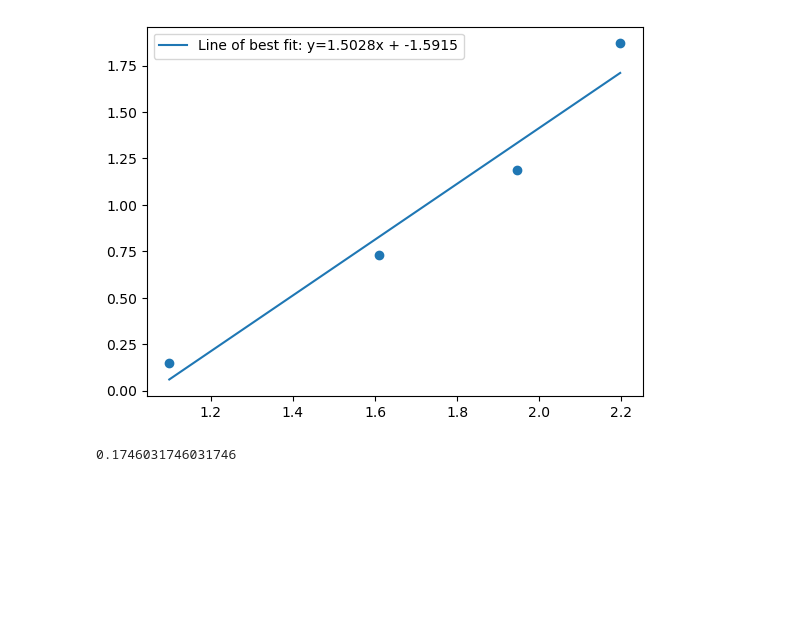
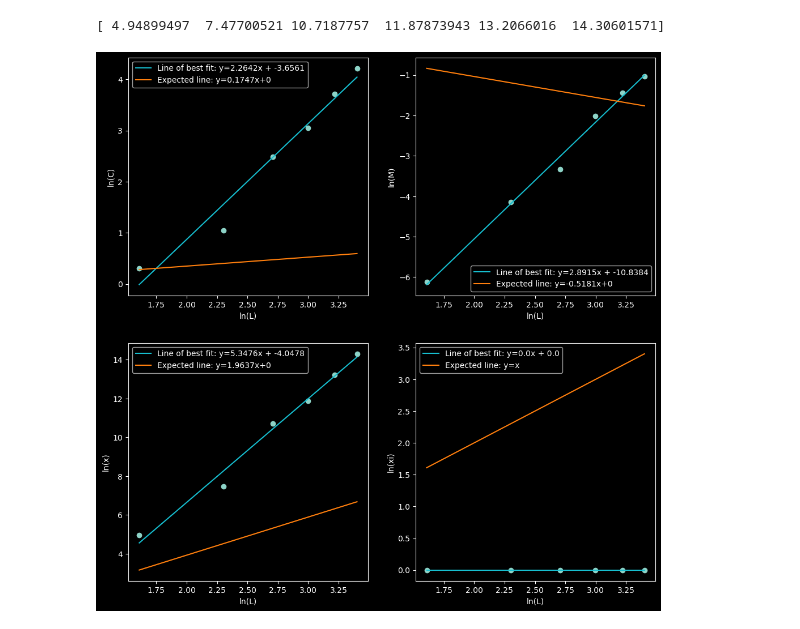
Before and after one commit to PHYS-5201-Final/IsingModel, a Jupyter notebook: 3DIsing.ipynb, the cells around one changed output. Cells and saved outputs as stored; diff of their text form; code cells hidden in the pictures; blank space fills up the shorter version.

```diff
--- a/3DIsing.ipynb
+++ b/3DIsing.ipynb
@@ -293,19 +366,76 @@ plt.close()
+# %%
+max_Cs = []
+max_suss = []
+max_Ms = []
+max_xis = []
+steps_per_spin = 100
+
+Ls = [5, 10, 15, 20, 25, 30]
+for L in tqdm(Ls):
+    h = 0
+    steps = steps_per_spin*L**3
+    T = 4.5108
+    spins_aligned = aligned_spins(L)
+    aligned_spins_initial = spins_aligned.copy()
+    _, quantities = monte_carlo(T, K, h, L, steps, aligned_spins_initial)
+
+    max_Ms.append(quantities[1][-1])
+    max_Cs.append(quantities[2][-1])
+    max_suss.append(quantities[3][-1])
+    max_xis.append(quantities[4][-1])
 # %%
+expected_nu = 0.62997097
+expected_alpha = 0.11008708
+expected_beta = 0.32641871
+expected_gamma = 1.23707551
+expected_delta = 4.78984254
+expected_eta = 0.036297612
+expected_omega = 0.82966
+
+fig, ax = plt.subplots(2, 2, figsize=(12, 12))
+
 x = np.log(Ls)
-y= np.log(max_Cs)
+y1 = np.log(max_Cs)
+y2 = np.log(max_suss)
+y3 = np.log(np.abs(max_Ms)/L**3)
+y4 = max_xis
 
-coeffs = np.polyfit(x, y, 1)
+coeffs1 = np.polyfit(x, y1, 1)
+ax[0, 0].scatter(x, y1)
+ax[0, 0].plot(x, coeffs1[0]*x + coeffs1[1], label=f"Line of best fit: y={round(coeffs1[0], 4)}x + {round(coeffs1[1], 4)}", color='tab:cyan')
+ax[0, 0].plot(x, (expected_alpha/expected_nu)*x, label=f"Expected line: y={round((expected_alpha/expected_nu), 4)}x+0", color='tab:orange')
+ax[0, 0].legend()
+ax[0,0].set_xlabel("ln(L)")
+ax[0,0].set_ylabel("ln(C)")
 
-plt.scatter(x, y)
-plt.plot(x, coeffs[0]*x + coeffs[1], label=f"Line of best fit: y={round(coeffs[0], 4)}x + {round(coeffs[1], 4)}")
-plt.legend()
+
+print(y2)
+coeffs2 = np.polyfit(x, y2, 1)
+ax[1, 0].scatter(x, y2)
+ax[1, 0].plot(x, coeffs2[0]*x + coeffs2[1], label=f"Line of best fit: y={round(coeffs2[0], 4)}x + {round(coeffs2[1], 4)}", color='tab:cyan')
+ax[1, 0].plot(x, (expected_gamma/expected_nu)*x, label=f"Expected line: y={round((expected_gamma/expected_nu), 4)}x+0", color='tab:orange')
+ax[1, 0].legend()
+ax[1,0].set_xlabel("ln(L)")
+ax[1,0].set_ylabel("ln(x)")
+
+coeffs3 = np.polyfit(x, y3, 1)
+ax[0, 1].scatter(x, y3)
+ax[0, 1].plot(x, coeffs3[0]*x + coeffs3[1], label=f"Line of best fit: y={round(coeffs3[0], 4)}x + {round(coeffs3[1], 4)}", color='tab:cyan')
+ax[0, 1].plot(x, (-expected_beta/expected_nu)*x, label=f"Expected line: y={round((-expected_beta/expected_nu), 4)}x+0", color='tab:orange')
+ax[0, 1].legend()
+ax[0, 1].set_xlabel("ln(L)")
+ax[0, 1].set_ylabel("ln(M)")
+
+coeffs4 = np.polyfit(x, y4, 1)
+ax[1, 1].scatter(x, y4)
+ax[1, 1].plot(x, coeffs4[0]*x + coeffs4[1], label=f"Line of best fit: y={round(coeffs4[0], 4)}x + {round(coeffs4[1], 4)}", color='tab:cyan')
+ax[1, 1].plot(x, x, label=f"Expected line: y=x", color='tab:orange')
+ax[1, 1].legend()
+ax[1, 1].set_xlabel("ln(L)")
+ax[1, 1].set_ylabel("ln(xi)")
 
 plt.show()
 plt.close()
 # %% [output]
+[ 4.94899497  7.47700521 10.7187757  11.87873943 13.2066016  14.30601571]
-[figure, old version]
+[figure, new version]
-# %%
-#expected slope:
-.11/.63
-# %% [output]
-0.1746031746031746
```
Also changed, not shown: parts of 11 cells of this notebook, 1 other file.
